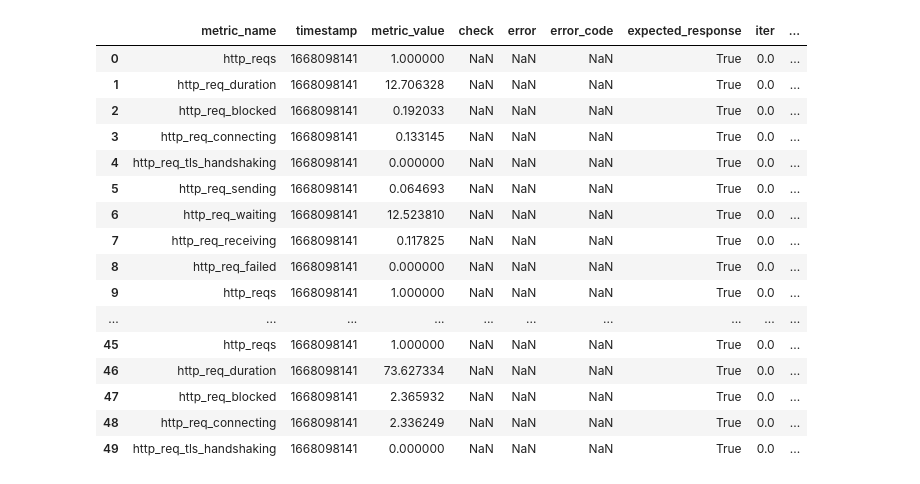
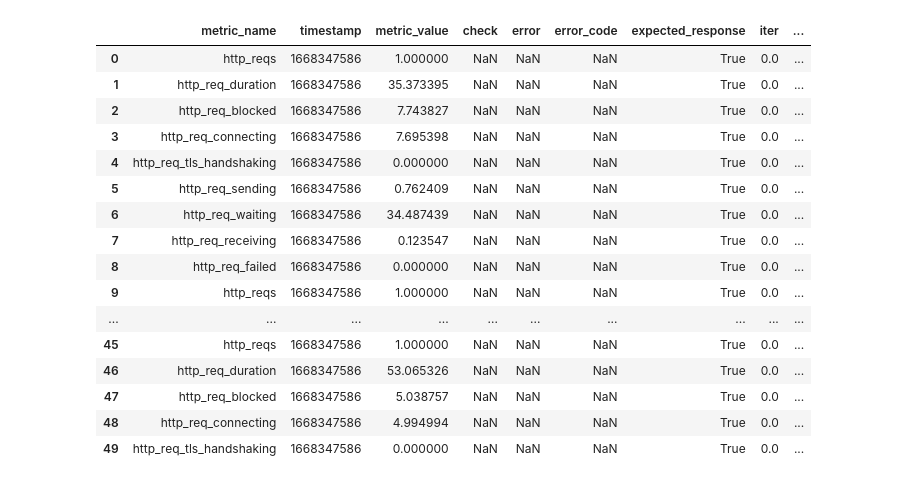
Before and after one commit to njapke/cloud-benchmark-conductor, a Jupyter notebook: analysis/bootstraping-app2.ipynb, the cells around one changed output. Cells and saved outputs as stored; diff of their text form; code cells hidden in the pictures.

```diff
--- a/analysis/bootstraping-app2.ipynb
+++ b/analysis/bootstraping-app2.ipynb
@@ -7,35 +9,36 @@ from scipy.stats import ttest_ind
 rng = default_rng()
 # %%
 # benchmarkName = "ab-main-main-2022-11-04T12:30:42+01:00"
-benchmarkName = "ab-main-main-2022-11-10T17:34:23+01:00"
+# benchmarkName = "ab-main-main-2022-11-10T17:34:23+01:00"
+benchmarkName = "ab-main-main-2022-11-13T14:51:48+01:00"
 # benchmarkName = "ab-main-perf-issue-clean-path-2022-11-05T20:39:50+01:00"
 # benchmarkName = "ab-main-perf-issue-request-id-2022-11-04T14:18:47+01:00"
 # benchmarkName = "ab-main-perf-issue-basic-auth-2022-11-06T13:36:52+01:00"
 maxCutoffDuration = 120
 # maxCutoffDuration = 600
 
 df1 = pd.read_csv(f"../results/fbs/{benchmarkName}/v1.csv.gz")
 df2 = pd.read_csv(f"../results/fbs/{benchmarkName}/v2.csv.gz")
 df = pd.concat([df1, df2])
 df.head(n=50)
 # %% [output]
 |  | metric_name | timestamp | metric_value | check | error | error_code | expected_response | iter | ... |
-| 0 | http_reqs | 1668098141 | 1.000000 | NaN | NaN | NaN | True | 0.0 | ... |
-| 1 | http_req_duration | 1668098141 | 12.706328 | NaN | NaN | NaN | True | 0.0 | ... |
-| 2 | http_req_blocked | 1668098141 | 0.192033 | NaN | NaN | NaN | True | 0.0 | ... |
-| 3 | http_req_connecting | 1668098141 | 0.133145 | NaN | NaN | NaN | True | 0.0 | ... |
-| 4 | http_req_tls_handshaking | 1668098141 | 0.000000 | NaN | NaN | NaN | True | 0.0 | ... |
-| 5 | http_req_sending | 1668098141 | 0.064693 | NaN | NaN | NaN | True | 0.0 | ... |
-| 6 | http_req_waiting | 1668098141 | 12.523810 | NaN | NaN | NaN | True | 0.0 | ... |
-| 7 | http_req_receiving | 1668098141 | 0.117825 | NaN | NaN | NaN | True | 0.0 | ... |
-| 8 | http_req_failed | 1668098141 | 0.000000 | NaN | NaN | NaN | True | 0.0 | ... |
-| 9 | http_reqs | 1668098141 | 1.000000 | NaN | NaN | NaN | True | 0.0 | ... |
+| 0 | http_reqs | 1668347586 | 1.000000 | NaN | NaN | NaN | True | 0.0 | ... |
+| 1 | http_req_duration | 1668347586 | 35.373395 | NaN | NaN | NaN | True | 0.0 | ... |
+| 2 | http_req_blocked | 1668347586 | 7.743827 | NaN | NaN | NaN | True | 0.0 | ... |
+| 3 | http_req_connecting | 1668347586 | 7.695398 | NaN | NaN | NaN | True | 0.0 | ... |
+| 4 | http_req_tls_handshaking | 1668347586 | 0.000000 | NaN | NaN | NaN | True | 0.0 | ... |
+| 5 | http_req_sending | 1668347586 | 0.762409 | NaN | NaN | NaN | True | 0.0 | ... |
+| 6 | http_req_waiting | 1668347586 | 34.487439 | NaN | NaN | NaN | True | 0.0 | ... |
+| 7 | http_req_receiving | 1668347586 | 0.123547 | NaN | NaN | NaN | True | 0.0 | ... |
+| 8 | http_req_failed | 1668347586 | 0.000000 | NaN | NaN | NaN | True | 0.0 | ... |
+| 9 | http_reqs | 1668347586 | 1.000000 | NaN | NaN | NaN | True | 0.0 | ... |
 | ... | ... | ... | ... | ... | ... | ... | ... | ... | ... |
-| 45 | http_reqs | 1668098141 | 1.000000 | NaN | NaN | NaN | True | 0.0 | ... |
-| 46 | http_req_duration | 1668098141 | 73.627334 | NaN | NaN | NaN | True | 0.0 | ... |
-| 47 | http_req_blocked | 1668098141 | 2.365932 | NaN | NaN | NaN | True | 0.0 | ... |
-| 48 | http_req_connecting | 1668098141 | 2.336249 | NaN | NaN | NaN | True | 0.0 | ... |
-| 49 | http_req_tls_handshaking | 1668098141 | 0.000000 | NaN | NaN | NaN | True | 0.0 | ... |
+| 45 | http_reqs | 1668347586 | 1.000000 | NaN | NaN | NaN | True | 0.0 | ... |
+| 46 | http_req_duration | 1668347586 | 53.065326 | NaN | NaN | NaN | True | 0.0 | ... |
+| 47 | http_req_blocked | 1668347586 | 5.038757 | NaN | NaN | NaN | True | 0.0 | ... |
+| 48 | http_req_connecting | 1668347586 | 4.994994 | NaN | NaN | NaN | True | 0.0 | ... |
+| 49 | http_req_tls_handshaking | 1668347586 | 0.000000 | NaN | NaN | NaN | True | 0.0 | ... |
 # %%
 df_req_durations = df[df['metric_name'] == 'http_req_duration'].copy()
 
```
Also changed, not shown: parts of 8 cells of this notebook, 4 other files.
